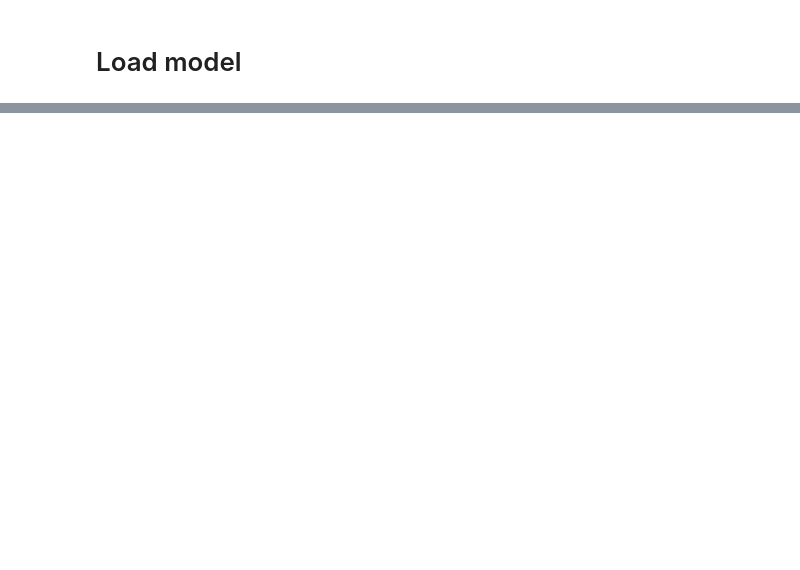
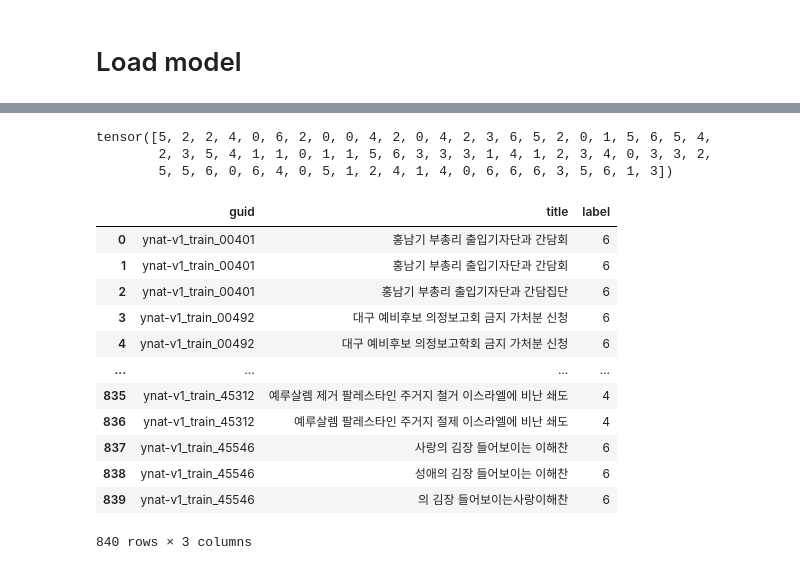
Before and after one commit to bbang3/korean-text-augmentation, a Jupyter notebook: experiment.ipynb, the cells around one changed output, grey strips where cells are left out. Saved outputs shown, nothing was run; the diff lists cells and outputs as text; code cells hidden in the pictures; blank space fills up the shorter version.

```diff
--- a/experiment.ipynb
+++ b/experiment.ipynb
@@ -227,0 +255,24 @@ KeyboardInterrupt: ignored
+# %%
+gt = tokenized_dataset['validation']['label']
+gt
+# %% [output]
+tensor([5, 2, 2, 4, 0, 6, 2, 0, 0, 4, 2, 0, 4, 2, 3, 6, 5, 2, 0, 1, 5, 6, 5, 4,
+        2, 3, 5, 4, 1, 1, 0, 1, 1, 5, 6, 3, 3, 3, 1, 4, 1, 2, 3, 4, 0, 3, 3, 2,
+        5, 5, 6, 0, 6, 4, 0, 5, 1, 2, 4, 1, 4, 0, 6, 6, 6, 3, 5, 6, 1, 3])
+# %%
+df_eda = pd.read_csv('data/train_eda_2.csv')
+df_eda
+# %% [output]
+|  | guid | title | label |
+| 0 | ynat-v1_train_00401 | 홍남기 부총리 출입기자단과 간담회 | 6 |
+| 1 | ynat-v1_train_00401 | 홍남기 부총리 출입기자단과 간담회 | 6 |
+| 2 | ynat-v1_train_00401 | 홍남기 부총리 출입기자단과 간담집단 | 6 |
+| 3 | ynat-v1_train_00492 | 대구 예비후보 의정보고회 금지 가처분 신청 | 6 |
+| 4 | ynat-v1_train_00492 | 대구 예비후보 의정보고학회 금지 가처분 신청 | 6 |
+| ... | ... | ... | ... |
+| 835 | ynat-v1_train_45312 | 예루살렘 제거 팔레스타인 주거지 철거 이스라엘에 비난 쇄도 | 4 |
+| 836 | ynat-v1_train_45312 | 예루살렘 팔레스타인 주거지 절제 이스라엘에 비난 쇄도 | 4 |
+| 837 | ynat-v1_train_45546 | 사랑의 김장 들어보이는 이해찬 | 6 |
+| 838 | ynat-v1_train_45546 | 성애의 김장 들어보이는 이해찬 | 6 |
+| 839 | ynat-v1_train_45546 | 의 김장 들어보이는사랑이해찬 | 6 |
+840 rows × 3 columns
```
Also changed, not shown: parts of 18 cells of this notebook.
